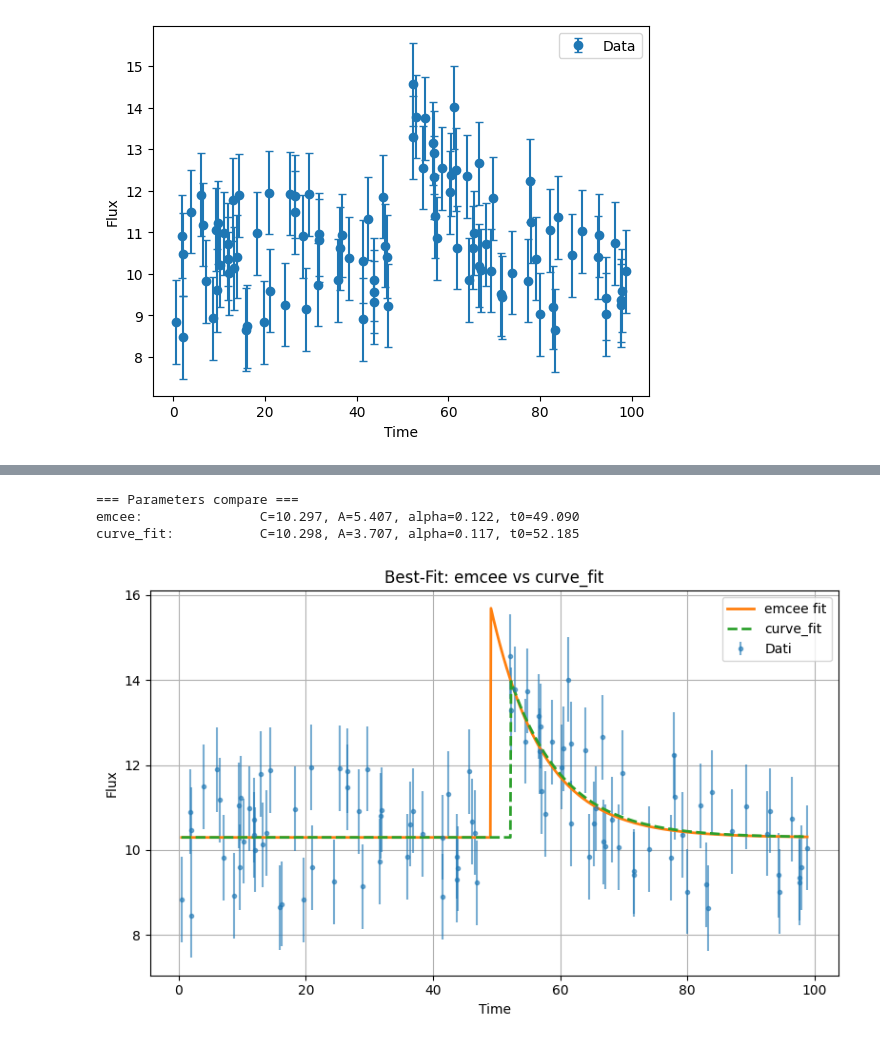
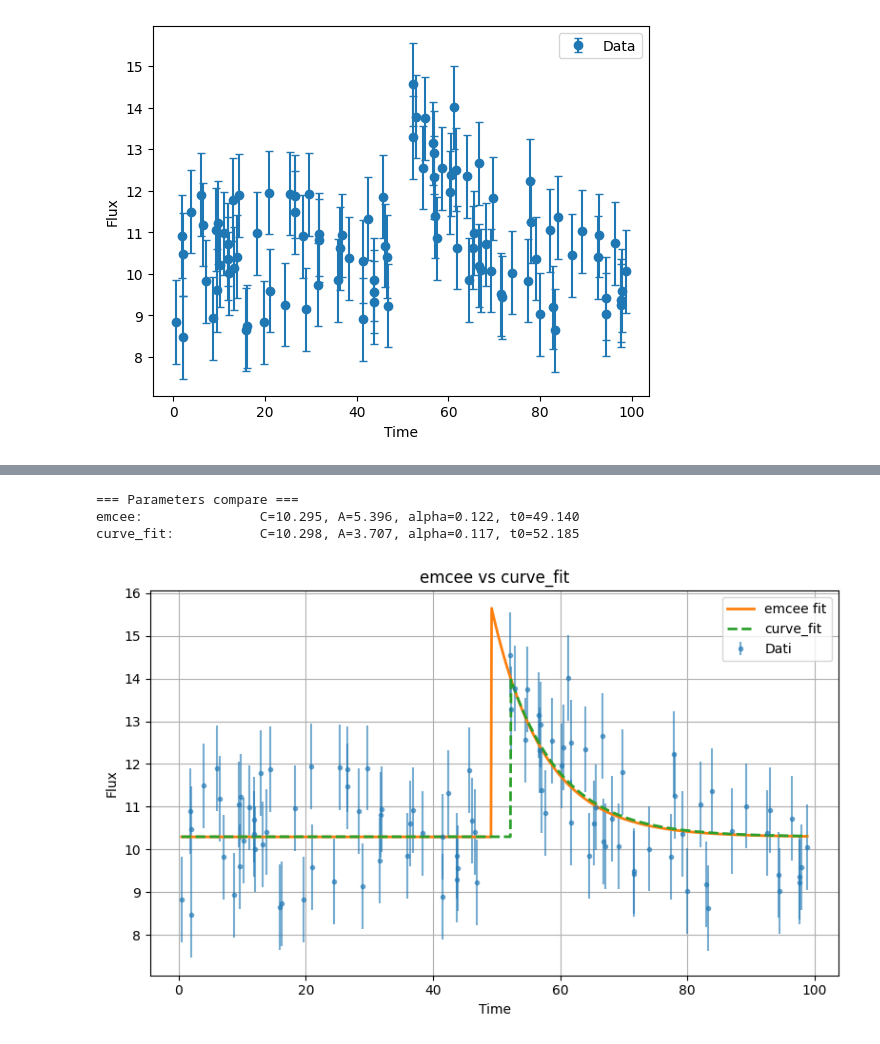
Before and after one commit to oblivion0218/ES_AstroStatistic, a Jupyter notebook: Riccardo_Bossi/lez 11/signal.ipynb, the cells around one changed output, grey strips where cells are left out. Cells and saved outputs as stored; diff of their text form; code cells hidden in the pictures.

```diff
--- a/Riccardo_Bossi/lez 11/signal.ipynb
+++ b/Riccardo_Bossi/lez 11/signal.ipynb
@@ -142,5 +227,7 @@ Text(0.5, 0, 'step number')
 # %%
 from scipy.optimize import curve_fit
+
+# I want to compare the results of emcee with curve_fit
 
 def model_curve_fit(t, C, A, alpha, t0):
     return np.where(t < t0,
@@ -151,33 +238,33 @@ def model_curve_fit(t, C, A, alpha, t0):
 samples = sampler.get_chain(flat=True)
 C_emcee, A_emcee, alpha_emcee, t0_emcee = np.median(samples, axis=0)
 
 # === curve_fit ===
 popt, pcov = curve_fit(model_curve_fit, time_data, flux, sigma=err, p0=[C0, A0, alpha0, t0_init])
 C_cf, A_cf, alpha_cf, t0_cf = popt
 
 # === Comparison ===
 print("=== Parameters compare ===")
 print(f"emcee:               C={C_emcee:.3f}, A={A_emcee:.3f}, alpha={alpha_emcee:.3f}, t0={t0_emcee:.3f}")
 print(f"curve_fit:           C={C_cf:.3f}, A={A_cf:.3f}, alpha={alpha_cf:.3f}, t0={t0_cf:.3f}")
 
 # === Plot ===
 t_fit = np.linspace(time_data.min(), time_data.max(), 1000)
 flux_emcee = model_curve_fit(t_fit, C_emcee, A_emcee, alpha_emcee, t0_emcee)
 flux_cf  = model_curve_fit(t_fit, C_cf, A_cf, alpha_cf, t0_cf)
 
 plt.figure(figsize=(8, 5))
 plt.errorbar(time_data, flux, yerr=err, fmt='.', label='Dati', alpha=0.6)
 plt.plot(t_fit, flux_emcee ,'-', lw=2, label='emcee fit', c='C1')
 plt.plot(t_fit, flux_cf, '--', lw=2, label='curve_fit', c='C2')
 plt.xlabel("Time")
 plt.ylabel("Flux")
-plt.title("Best-Fit: emcee vs curve_fit")
+plt.title("emcee vs curve_fit")
 plt.legend()
 plt.grid(True)
 plt.tight_layout()
 plt.show()
 # %% [output]
 === Parameters compare ===
-emcee:               C=10.297, A=5.407, alpha=0.122, t0=49.090
+emcee:               C=10.295, A=5.396, alpha=0.122, t0=49.140
 curve_fit:           C=10.298, A=3.707, alpha=0.117, t0=52.185
-[figure, old version]
+[figure, new version]
```
Also changed, not shown: parts of 8 cells of this notebook, 3 other files.
